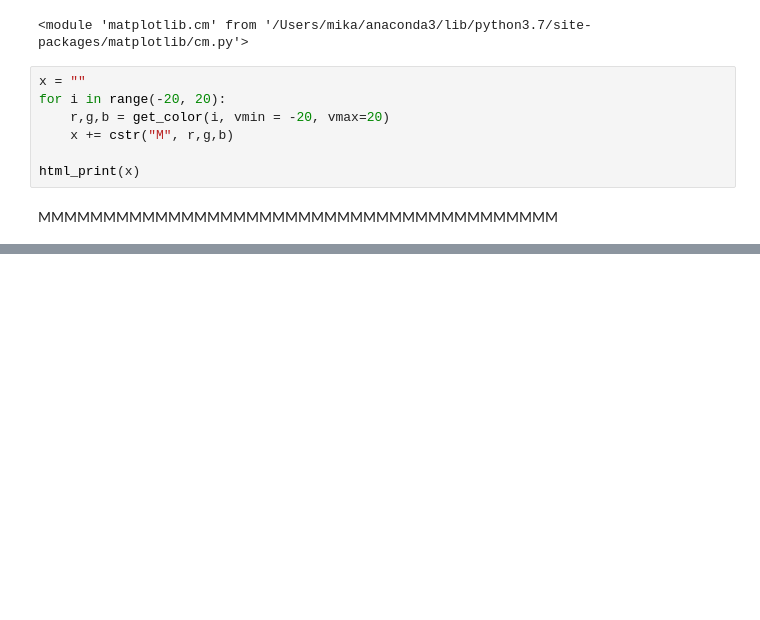
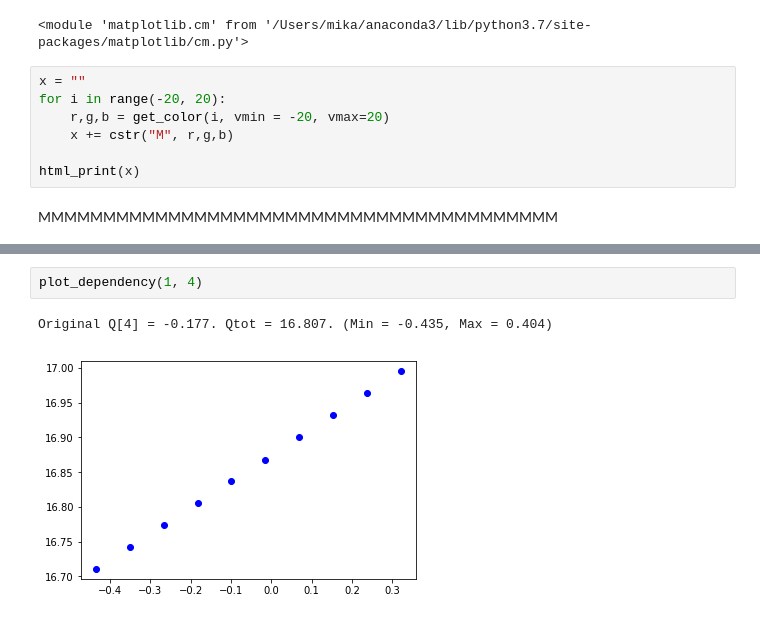
Before and after one commit to benellis3/mappo, a Jupyter notebook: exp_scripts/replays/mixing_network_analysis.ipynb, the cells around one changed output, grey strips where cells are left out. Saved outputs shown, nothing was run; the diff lists cells and outputs as text; blank space fills up the shorter version.

```diff
--- a/exp_scripts/replays/mixing_network_analysis.ipynb
+++ b/exp_scripts/replays/mixing_network_analysis.ipynb
@@ -237,0 +268,5 @@ html_print(string)
+# %%
+plot_dependency(1, 4)
+# %% [output]
+Original Q[4] = -0.177. Qtot = 16.807. (Min = -0.435, Max = 0.404)
+[figure, added]
```
Also changed, not shown: parts of 12 cells of this notebook.
